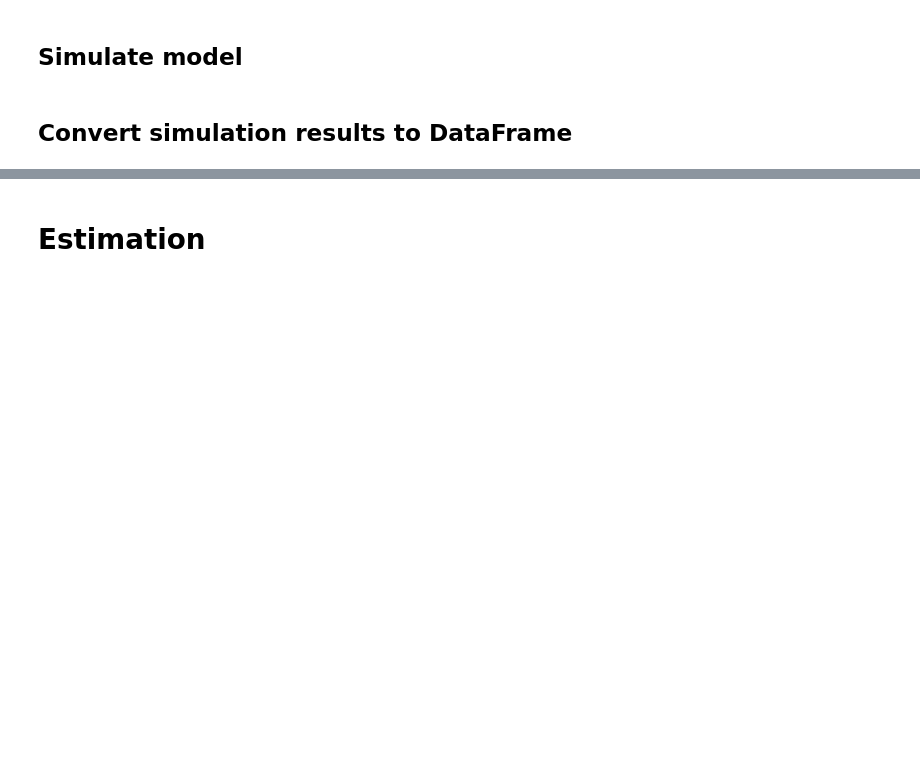
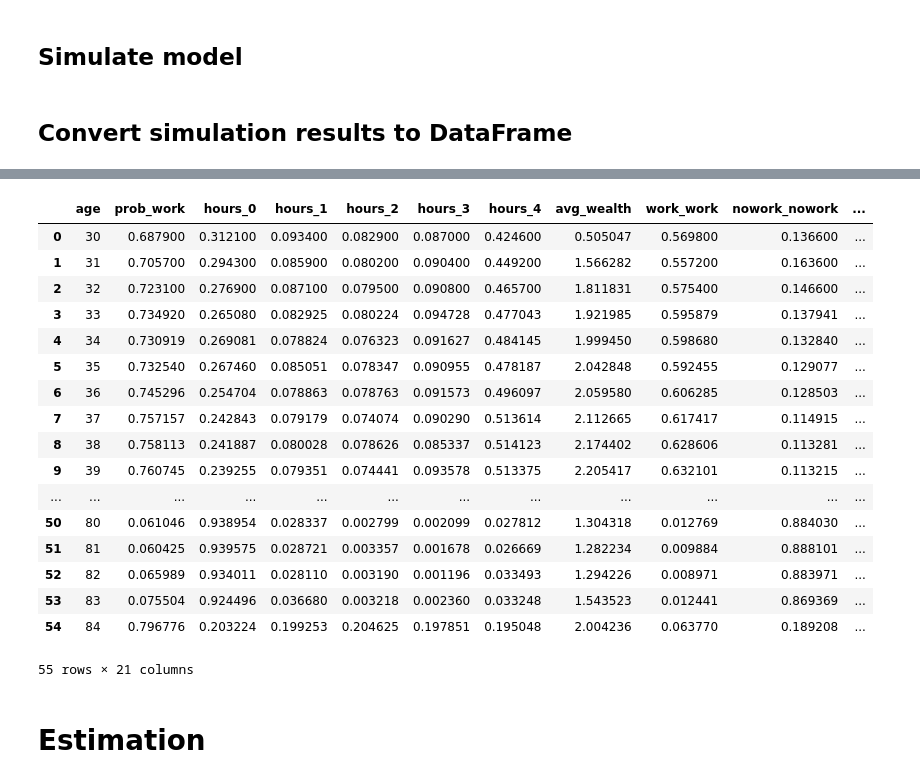
Before and after one commit to LarsenFred/Thesis, a Jupyter notebook: edu1/Initial_model_edu1.ipynb, the cells around one changed output, grey strips where cells are left out. Saved outputs shown, nothing was run; the diff lists cells and outputs as text; code cells hidden in the pictures; blank space fills up the shorter version.

```diff
--- a/edu1/Initial_model_edu1.ipynb
+++ b/edu1/Initial_model_edu1.ipynb
@@ -310,12 +330,31 @@ df_sim = create_simulation_df(output_dict_aux["sim_dict"])
 # %%
 # Compute Simulated Moments
 hours_map = {0: 0, 1: 250, 2: 750, 3: 1300, 4: 1900}
 # start_age = options["model_params"]["start_age"]
 start_age = 30  # Or start_age = options["model_params"]["start_age"]
 
 
 moments_sim = compute_simulation_moments(df_sim, start_age, hours_map)
-# moments_sim
+moments_sim
+# %% [output]
+|  | age | prob_work | hours_0 | hours_1 | hours_2 | hours_3 | hours_4 | avg_wealth | work_work | nowork_nowork | ... |
+| 0 | 30 | 0.687900 | 0.312100 | 0.093400 | 0.082900 | 0.087000 | 0.424600 | 0.505047 | 0.569800 | 0.136600 | ... |
+| 1 | 31 | 0.705700 | 0.294300 | 0.085900 | 0.080200 | 0.090400 | 0.449200 | 1.566282 | 0.557200 | 0.163600 | ... |
+| 2 | 32 | 0.723100 | 0.276900 | 0.087100 | 0.079500 | 0.090800 | 0.465700 | 1.811831 | 0.575400 | 0.146600 | ... |
+| 3 | 33 | 0.734920 | 0.265080 | 0.082925 | 0.080224 | 0.094728 | 0.477043 | 1.921985 | 0.595879 | 0.137941 | ... |
+| 4 | 34 | 0.730919 | 0.269081 | 0.078824 | 0.076323 | 0.091627 | 0.484145 | 1.999450 | 0.598680 | 0.132840 | ... |
+| 5 | 35 | 0.732540 | 0.267460 | 0.085051 | 0.078347 | 0.090955 | 0.478187 | 2.042848 | 0.592455 | 0.129077 | ... |
+| 6 | 36 | 0.745296 | 0.254704 | 0.078863 | 0.078763 | 0.091573 | 0.496097 | 2.059580 | 0.606285 | 0.128503 | ... |
+| 7 | 37 | 0.757157 | 0.242843 | 0.079179 | 0.074074 | 0.090290 | 0.513614 | 2.112665 | 0.617417 | 0.114915 | ... |
+| 8 | 38 | 0.758113 | 0.241887 | 0.080028 | 0.078626 | 0.085337 | 0.514123 | 2.174402 | 0.628606 | 0.113281 | ... |
+| 9 | 39 | 0.760745 | 0.239255 | 0.079351 | 0.074441 | 0.093578 | 0.513375 | 2.205417 | 0.632101 | 0.113215 | ... |
+| ... | ... | ... | ... | ... | ... | ... | ... | ... | ... | ... | ... |
+| 50 | 80 | 0.061046 | 0.938954 | 0.028337 | 0.002799 | 0.002099 | 0.027812 | 1.304318 | 0.012769 | 0.884030 | ... |
+| 51 | 81 | 0.060425 | 0.939575 | 0.028721 | 0.003357 | 0.001678 | 0.026669 | 1.282234 | 0.009884 | 0.888101 | ... |
+| 52 | 82 | 0.065989 | 0.934011 | 0.028110 | 0.003190 | 0.001196 | 0.033493 | 1.294226 | 0.008971 | 0.883971 | ... |
+| 53 | 83 | 0.075504 | 0.924496 | 0.036680 | 0.003218 | 0.002360 | 0.033248 | 1.543523 | 0.012441 | 0.869369 | ... |
+| 54 | 84 | 0.796776 | 0.203224 | 0.199253 | 0.204625 | 0.197851 | 0.195048 | 2.004236 | 0.063770 | 0.189208 | ... |
+55 rows × 21 columns
 # %% [markdown]
 # Estimation
 # %%
```
Also changed, not shown: parts of 1 cell of this notebook, 26 other files.
